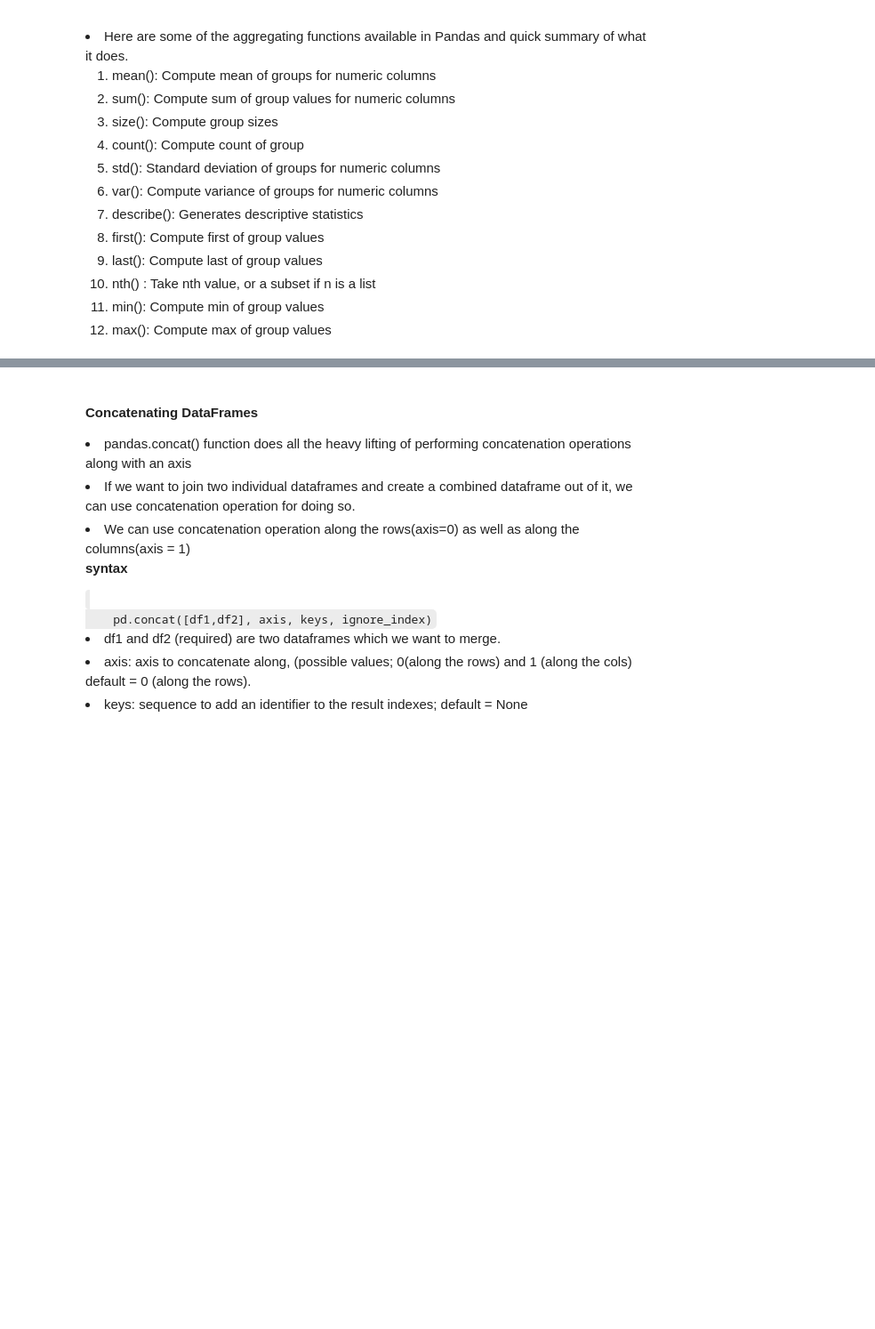
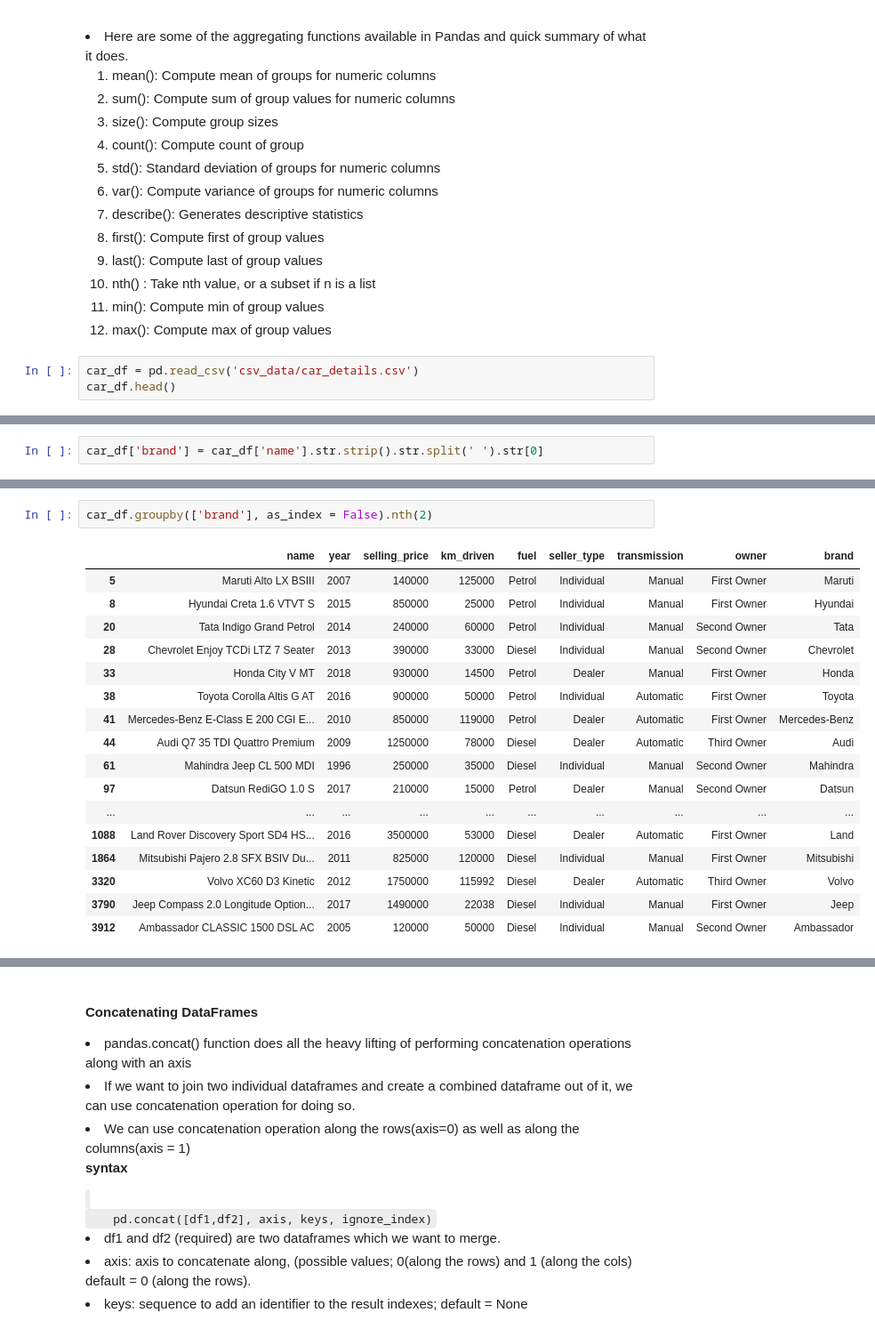
Before and after one commit to prabhat-123/Python_For_Data_Science, a Jupyter notebook: pandas_basics.ipynb, the cells around one changed output, grey strips where cells are left out. Shown at 89% size. Saved outputs shown, nothing was run; the diff lists cells and outputs as text; blank space fills up the shorter version.

```diff
--- a/pandas_basics.ipynb
+++ b/pandas_basics.ipynb
@@ -2077,3 +2140,6 @@ new_df.head()
     <li>min(): Compute min of group values</li>
     <li>max(): Compute max of group values</li>
 </ol>
+# %%
+car_df = pd.read_csv('csv_data/car_details.csv')
+car_df.head()
@@ -2079,0 +2153,2 @@ new_df.head()
+# %%
+car_df['brand'] = car_df['name'].str.strip().str.split(' ').str[0]
@@ -2080,3 +2219,23 @@ new_df.head()
+# %%
+car_df.groupby(['brand'], as_index = False).nth(2)
+# %% [output]
+|  | name | year | selling_price | km_driven | fuel | seller_type | transmission | owner | brand |
+| 5 | Maruti Alto LX BSIII | 2007 | 140000 | 125000 | Petrol | Individual | Manual | First Owner | Maruti |
+| 8 | Hyundai Creta 1.6 VTVT S | 2015 | 850000 | 25000 | Petrol | Individual | Manual | First Owner | Hyundai |
+| 20 | Tata Indigo Grand Petrol | 2014 | 240000 | 60000 | Petrol | Individual | Manual | Second Owner | Tata |
+| 28 | Chevrolet Enjoy TCDi LTZ 7 Seater | 2013 | 390000 | 33000 | Diesel | Individual | Manual | Second Owner | Chevrolet |
+| 33 | Honda City V MT | 2018 | 930000 | 14500 | Petrol | Dealer | Manual | First Owner | Honda |
+| 38 | Toyota Corolla Altis G AT | 2016 | 900000 | 50000 | Petrol | Individual | Automatic | First Owner | Toyota |
+| 41 | Mercedes-Benz E-Class E 200 CGI E... | 2010 | 850000 | 119000 | Petrol | Dealer | Automatic | First Owner | Mercedes-Benz |
+| 44 | Audi Q7 35 TDI Quattro Premium | 2009 | 1250000 | 78000 | Diesel | Dealer | Automatic | Third Owner | Audi |
+| 61 | Mahindra Jeep CL 500 MDI | 1996 | 250000 | 35000 | Diesel | Individual | Manual | Second Owner | Mahindra |
+| 97 | Datsun RediGO 1.0 S | 2017 | 210000 | 15000 | Petrol | Dealer | Manual | Second Owner | Datsun |
+| ... | ... | ... | ... | ... | ... | ... | ... | ... | ... |
+| 1088 | Land Rover Discovery Sport SD4 HS... | 2016 | 3500000 | 53000 | Diesel | Dealer | Automatic | First Owner | Land |
+| 1864 | Mitsubishi Pajero 2.8 SFX BSIV Du... | 2011 | 825000 | 120000 | Diesel | Individual | Manual | First Owner | Mitsubishi |
+| 3320 | Volvo XC60 D3 Kinetic | 2012 | 1750000 | 115992 | Diesel | Dealer | Automatic | Third Owner | Volvo |
+| 3790 | Jeep Compass 2.0 Longitude Option... | 2017 | 1490000 | 22038 | Diesel | Individual | Manual | First Owner | Jeep |
+| 3912 | Ambassador CLASSIC 1500 DSL AC | 2005 | 120000 | 50000 | Diesel | Individual | Manual | Second Owner | Ambassador |
 # %% [markdown]
 #### Question
 <li>Read 'car_details.csv' file and create a pandas dataframe from this file.</li>
```
Also changed, not shown: parts of 30 cells of this notebook, 5 other files.
